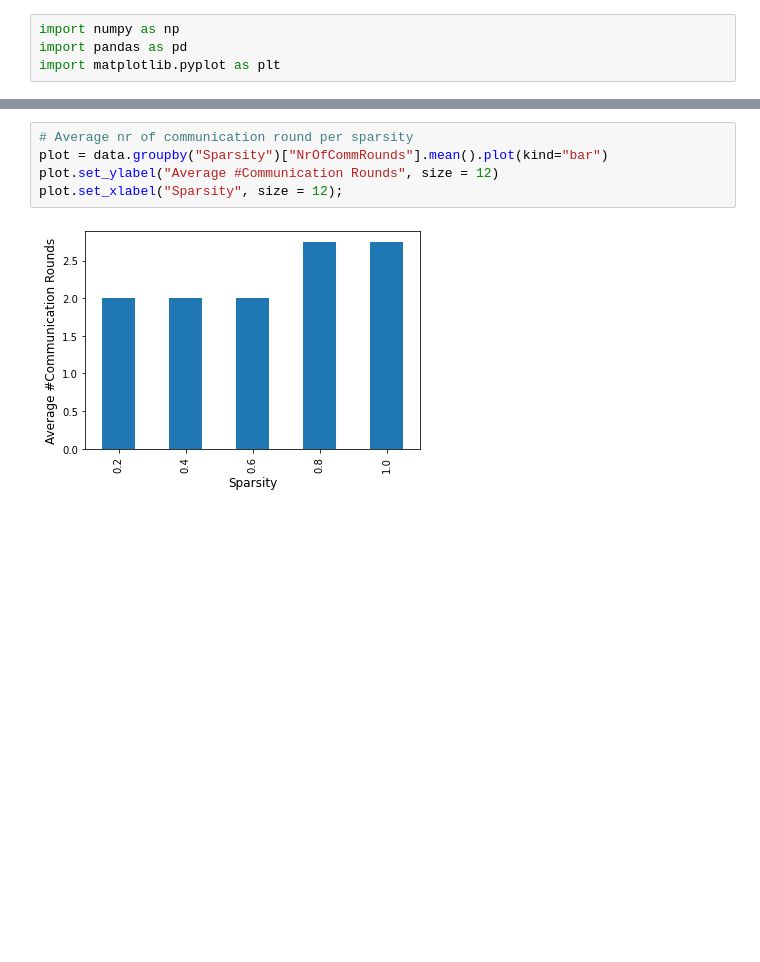
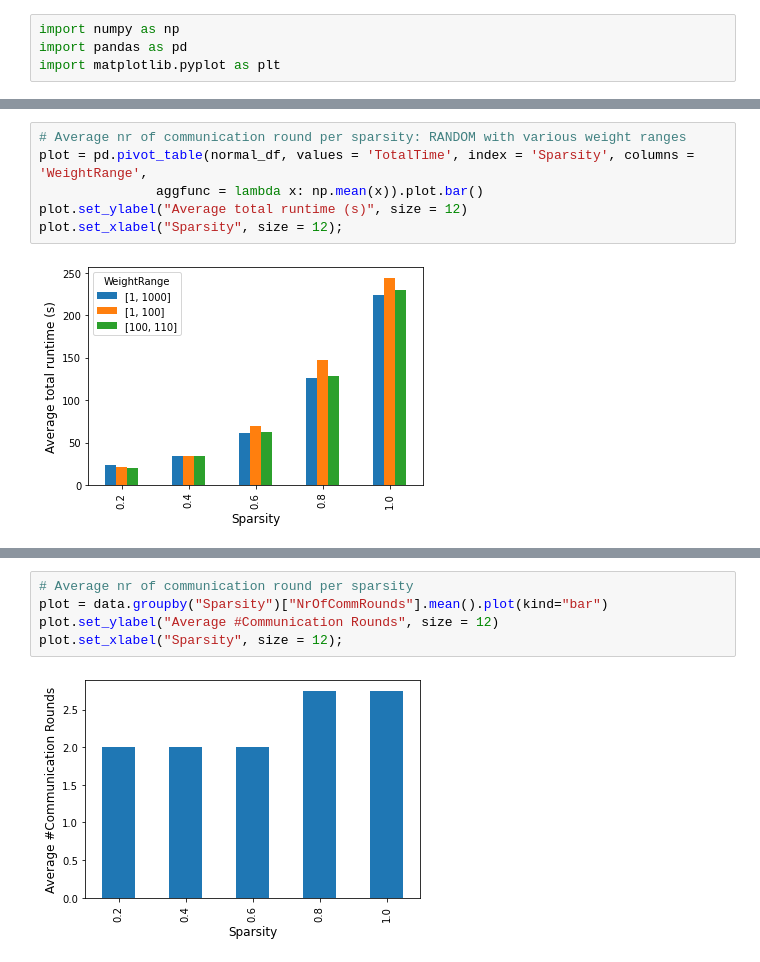
Before and after one commit to phuong-tm/2ima35-mpa, a Jupyter notebook: plots.ipynb, the cells around one changed output, grey strips where cells are left out. Drawn from its saved outputs; the diff is of its cells as text; blank space fills up the shorter version.

```diff
--- a/plots.ipynb
+++ b/plots.ipynb
@@ -6,0 +29,8 @@ data = pd.read_csv("../output_data_combined.csv")
+# %%
+# Average nr of communication round per sparsity: RANDOM with various weight ranges
+plot = pd.pivot_table(normal_df, values = 'TotalTime', index = 'Sparsity', columns = 'WeightRange',
+               aggfunc = lambda x: np.mean(x)).plot.bar()
+plot.set_ylabel("Average total runtime (s)", size = 12)
+plot.set_xlabel("Sparsity", size = 12);
+# %% [output]
+[figure, added]
```
Also changed, not shown: parts of 10 cells of this notebook.
